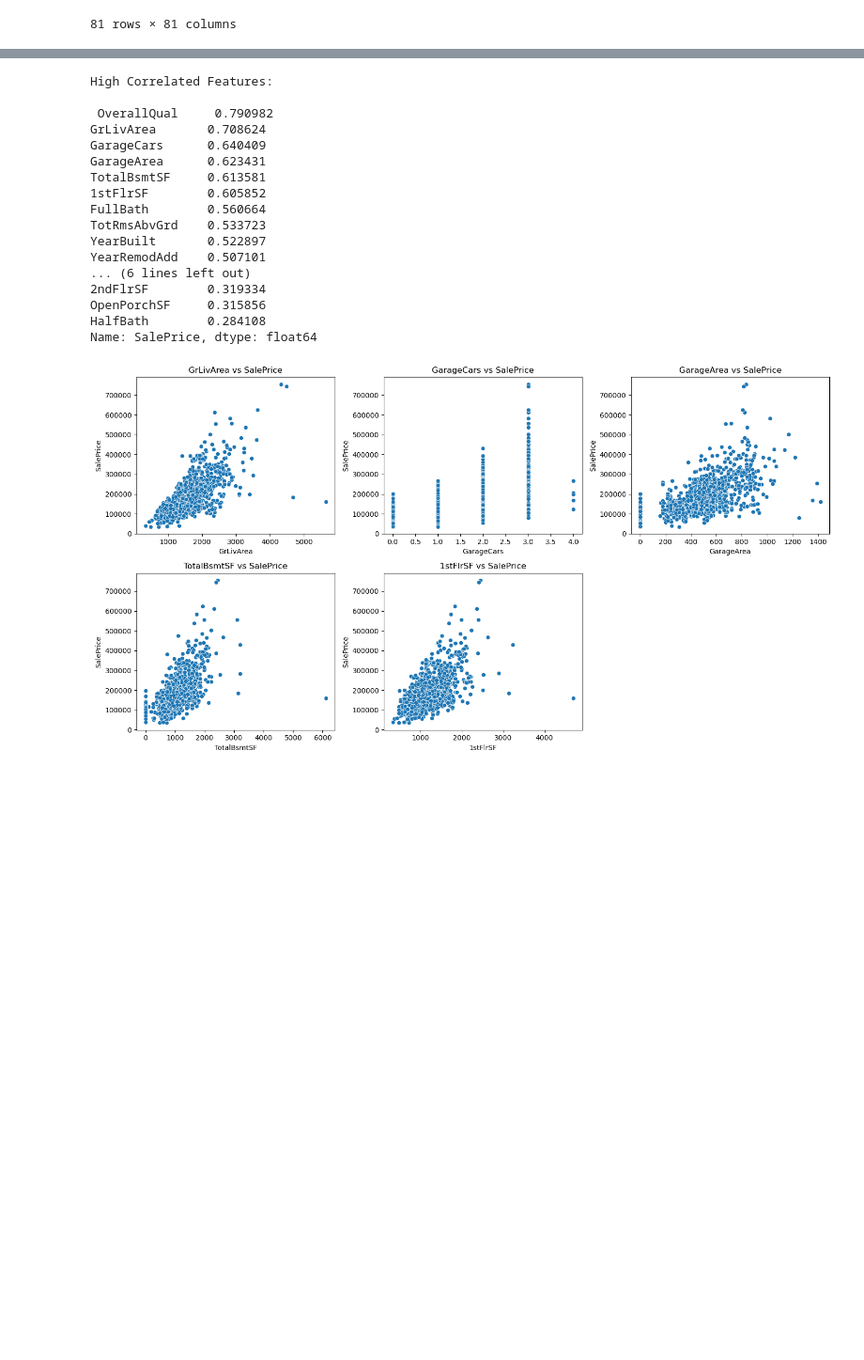
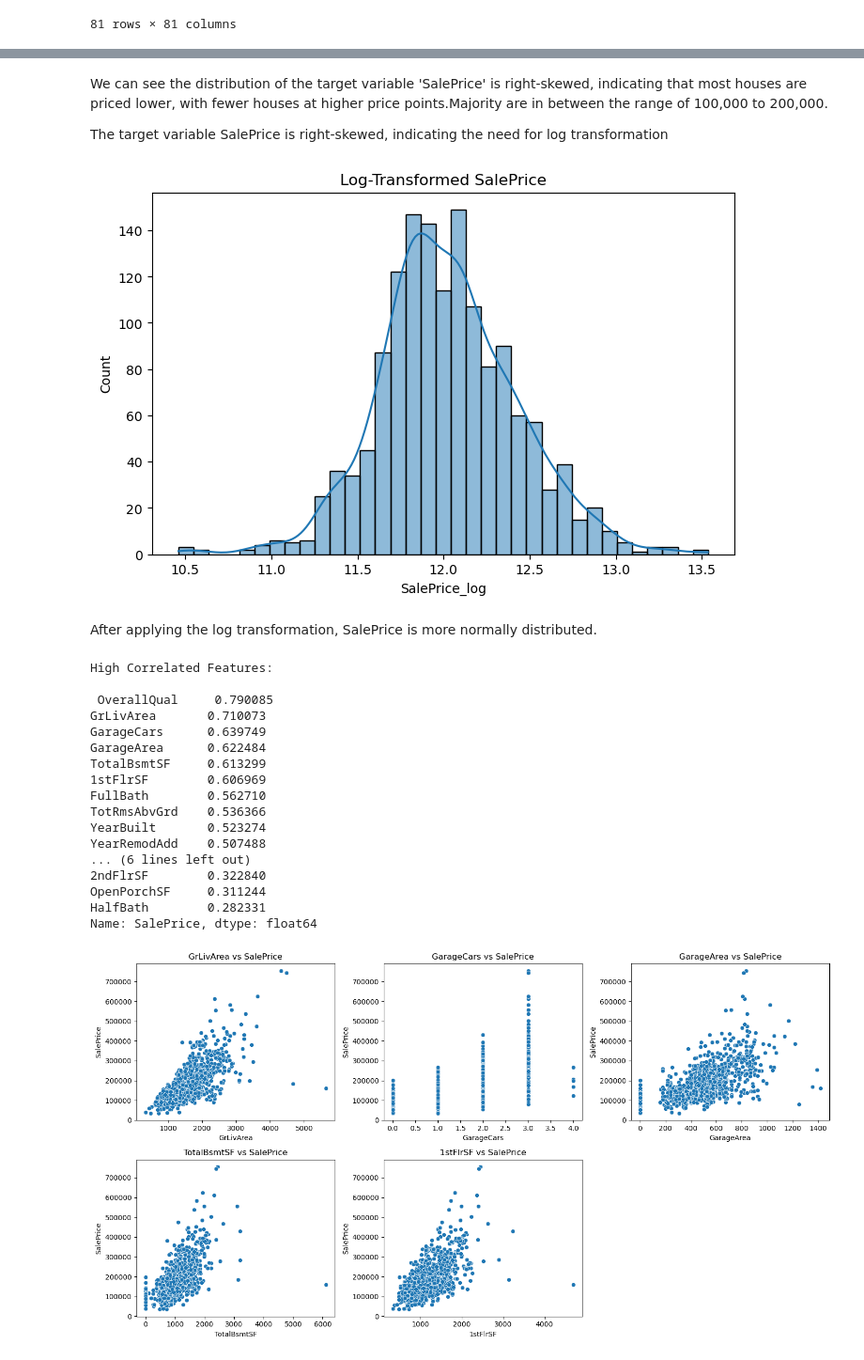
Before and after one commit to mpzamos0297/HousePrices, a Jupyter notebook: Cleaning.ipynb, the cells around one changed output, grey strips where cells are left out. Shown: that part at 94% size. Saved outputs shown, nothing was run; the diff lists cells and outputs as text; code cells hidden in the pictures; blank space fills up the shorter version.

```diff
--- a/Cleaning.ipynb
+++ b/Cleaning.ipynb
@@ -209,23 +229,42 @@ plt.show()
+# %% [markdown]
+We can see the distribution of the target variable 'SalePrice' is right-skewed, indicating that most
+houses are priced lower, with fewer houses at higher price points.Majority are in between the
+range of 100,000 to 200,000.
+
+The target variable SalePrice is right-skewed, indicating the need for log transformation
+# %%
+# Log transformation for SalePrice
+df['SalePrice_log'] = np.log(df['SalePrice'])
+
+plt.figure(figsize=(8,5))
+sns.histplot(df['SalePrice_log'], kde=True)
+plt.title("Log-Transformed SalePrice")
+plt.show()
+# %% [output]
+[figure, added]
+# %% [markdown]
+
+After applying the log transformation, SalePrice is more normally distributed.
 # %%
 correlation = df.corr(numeric_only=True)['SalePrice'].sort_values(ascending=False)[1:20]
 print("High Correlated Features:\n\n", correlation)
 # %% [output]
 High Correlated Features:
 
- OverallQual     0.790982
-GrLivArea       0.708624
-GarageCars      0.640409
-GarageArea      0.623431
-TotalBsmtSF     0.613581
-1stFlrSF        0.605852
-FullBath        0.560664
-TotRmsAbvGrd    0.533723
-YearBuilt       0.522897
-YearRemodAdd    0.507101
+ OverallQual     0.790085
+GrLivArea       0.710073
+GarageCars      0.639749
+GarageArea      0.622484
+TotalBsmtSF     0.613299
+1stFlrSF        0.606969
+FullBath        0.562710
+TotRmsAbvGrd    0.536366
+YearBuilt       0.523274
+YearRemodAdd    0.507488
 ... (6 lines left out)
-2ndFlrSF        0.319334
-OpenPorchSF     0.315856
-HalfBath        0.284108
+2ndFlrSF        0.322840
+OpenPorchSF     0.311244
+HalfBath        0.282331
 Name: SalePrice, dtype: float64
 # %%
 top_features = correlation.index[1:6]  # Excluye SalePrice mismo
```
Also changed, not shown: parts of 28 cells of this notebook.
